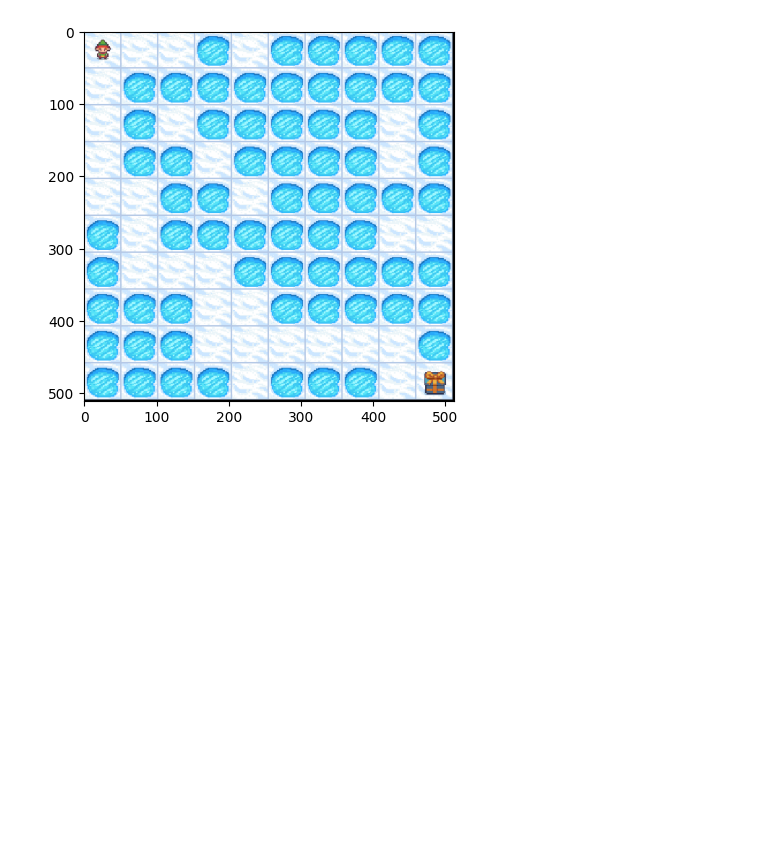
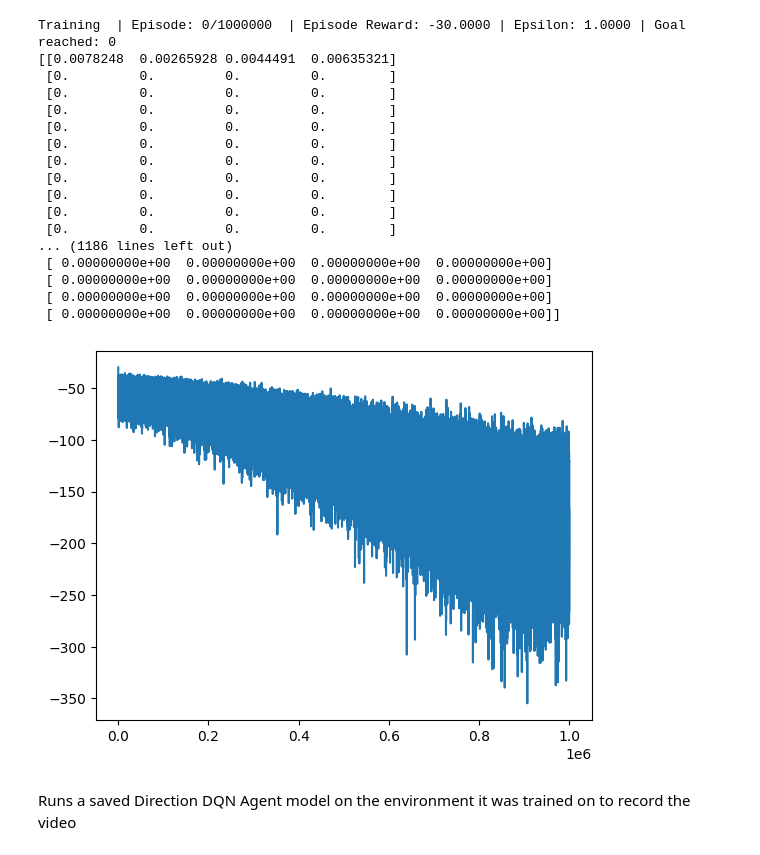
Before and after one commit to doro041/CS5079_AppliedAI, a Jupyter notebook: Task1/new_dqn.ipynb, the cells around one changed output. Saved outputs shown, nothing was run; the diff lists cells and outputs as text; code cells hidden in the pictures; blank space fills up the shorter version.

```diff
--- a/Task1/new_dqn.ipynb
+++ b/Task1/new_dqn.ipynb
@@ -39,0 +210,19 @@ python tutorial_DQN.py --train/test
+# %%
+from gym.envs.toy_text.frozen_lake import generate_random_map
+
+
+agent = DQNAgent(num_episodes=1_000_000, eps_decay=0.9999975)
+
+qnetwork = agent.get_model([None, 100])
+qnetwork.train()
+train_weights = qnetwork.trainable_weights
+
+optimizer = tf.optimizers.SGD(learning_rate=0.001)
+random_map = generate_random_map(size=10, p=0.3)
+
+env = gym.make(agent.env_id, desc=random_map,render_mode="rgb_array")
+env.reset()
+
+t0 = time.time()
+plt.imshow(env.render())
+display(plt.gcf())
@@ -40 +234,24 @@ python tutorial_DQN.py --train/test
+# %%
+agent.train(qnetwork, train_weights, optimizer, env, t0)
+# %% [output]
+Training  | Episode: 0/1000000  | Episode Reward: -30.0000 | Epsilon: 1.0000 | Goal reached: 0
+[[0.0078248  0.00265928 0.0044491  0.00635321]
+ [0.         0.         0.         0.        ]
+ [0.         0.         0.         0.        ]
+ [0.         0.         0.         0.        ]
+ [0.         0.         0.         0.        ]
+ [0.         0.         0.         0.        ]
+ [0.         0.         0.         0.        ]
+ [0.         0.         0.         0.        ]
+ [0.         0.         0.         0.        ]
+ [0.         0.         0.         0.        ]
+ [0.         0.         0.         0.        ]
+... (1186 lines left out)
+ [ 0.00000000e+00  0.00000000e+00  0.00000000e+00  0.00000000e+00]
+ [ 0.00000000e+00  0.00000000e+00  0.00000000e+00  0.00000000e+00]
+ [ 0.00000000e+00  0.00000000e+00  0.00000000e+00  0.00000000e+00]
+ [ 0.00000000e+00  0.00000000e+00  0.00000000e+00  0.00000000e+00]]
+[figure, added]
+# %% [markdown]
+Runs a saved Direction DQN Agent model on the environment it was trained on to record the video
 # %%
@@ -229,11 +371,0 @@ class DQNAgent():
-# %%
-from gym.envs.toy_text.frozen_lake import generate_random_map
-
-random_map = generate_random_map(size=10, p=0.3)
-env = gym.make("FrozenLake-v1", desc=random_map, render_mode="rgb_array")
-env.reset()
-plt.imshow(env.render())
-display(plt.gcf())
-clear_output(wait=True)
-# %% [output]
-[figure, removed]
```
Also changed, not shown: parts of 13 cells of this notebook, 3 other files.
